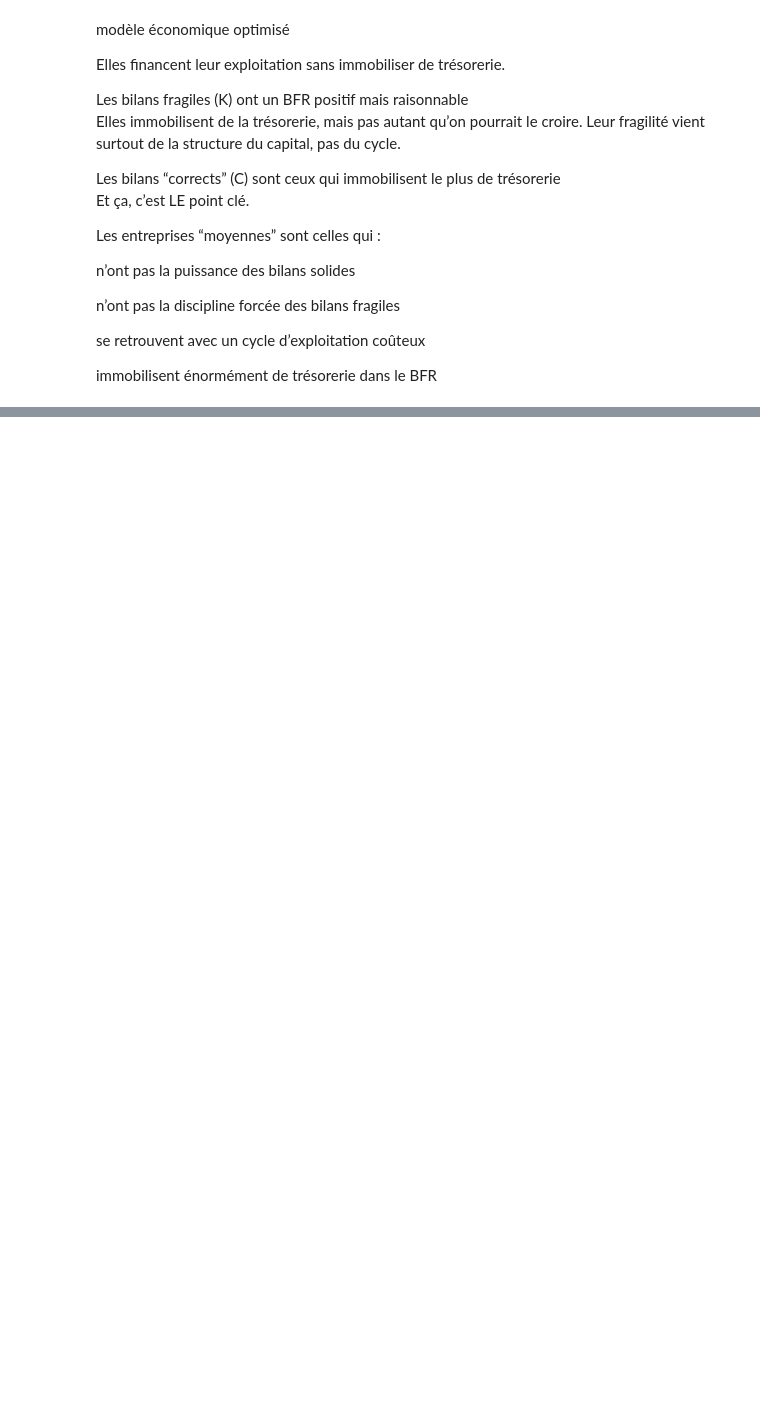
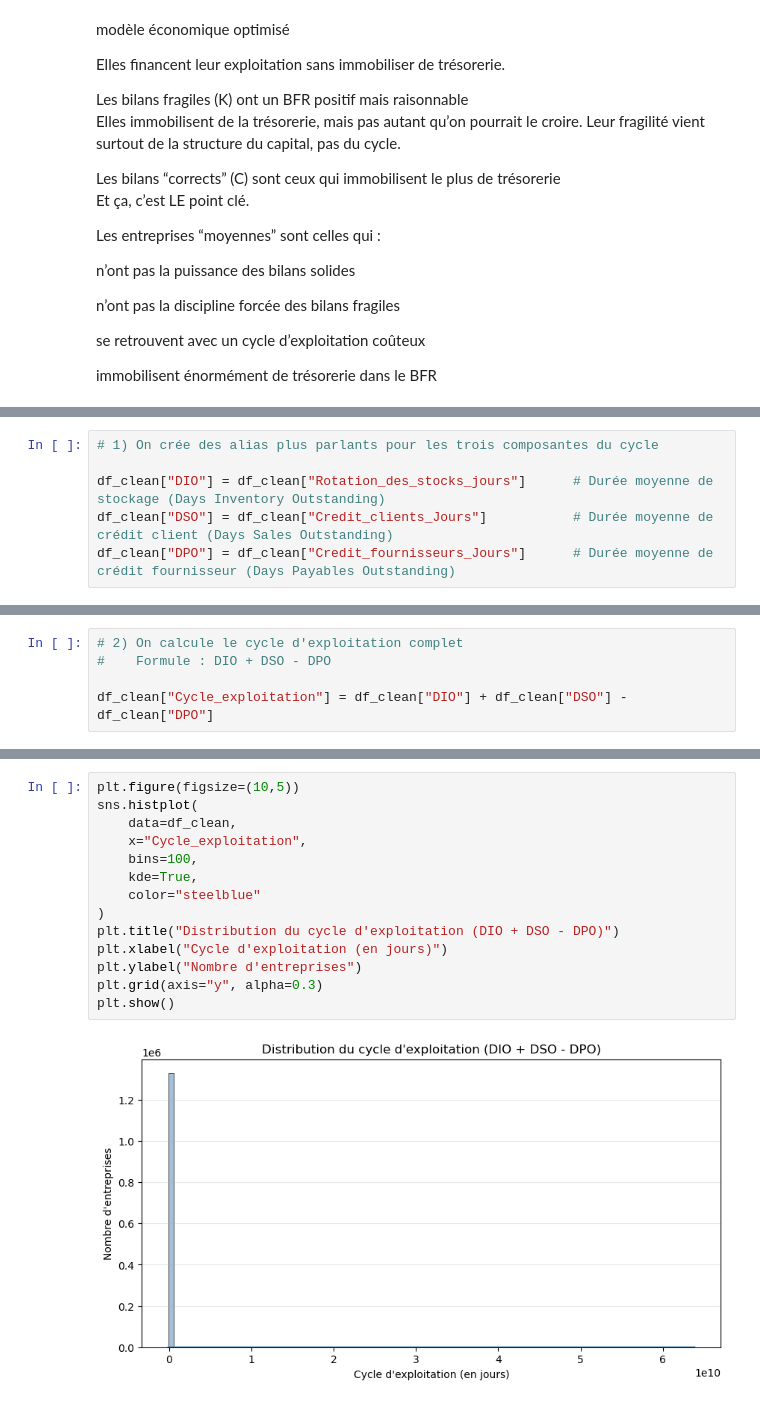
Before and after one commit to khelifaYacine/signaux-faibles-finance, a Jupyter notebook: 01_exploration.ipynb, the cells around one changed output, grey strips where cells are left out. Cells and saved outputs as stored; diff of their text form; blank space fills up the shorter version.

Commit message:
Analysee du cycle d’exploitation DIO / DSO / DPO.

```diff
--- a/01_exploration.ipynb
+++ b/01_exploration.ipynb
@@ -914,0 +921,6 @@ immobilisent énormément de trésorerie dans le BFR
+# %%
+# 1) On crée des alias plus parlants pour les trois composantes du cycle
+
+df_clean["DIO"] = df_clean["Rotation_des_stocks_jours"]      # Durée moyenne de stockage (Days Inventory Outstanding)
+df_clean["DSO"] = df_clean["Credit_clients_Jours"]           # Durée moyenne de crédit client (Days Sales Outstanding)
+df_clean["DPO"] = df_clean["Credit_fournisseurs_Jours"]      # Durée moyenne de crédit fournisseur (Days Payables Outstanding)
@@ -914,0 +943,5 @@ immobilisent énormément de trésorerie dans le BFR
+# %%
+# 2) On calcule le cycle d'exploitation complet
+#    Formule : DIO + DSO - DPO
+
+df_clean["Cycle_exploitation"] = df_clean["DIO"] + df_clean["DSO"] - df_clean["DPO"]
@@ -914,0 +968,16 @@ immobilisent énormément de trésorerie dans le BFR
+# %%
+plt.figure(figsize=(10,5))
+sns.histplot(
+    data=df_clean,
+    x="Cycle_exploitation",
+    bins=100,
+    kde=True,
+    color="steelblue"
+)
+plt.title("Distribution du cycle d'exploitation (DIO + DSO - DPO)")
+plt.xlabel("Cycle d'exploitation (en jours)")
+plt.ylabel("Nombre d'entreprises")
+plt.grid(axis="y", alpha=0.3)
+plt.show()
+# %% [output]
+[figure, added]
```
Also changed, not shown: parts of 5 cells of this notebook.
